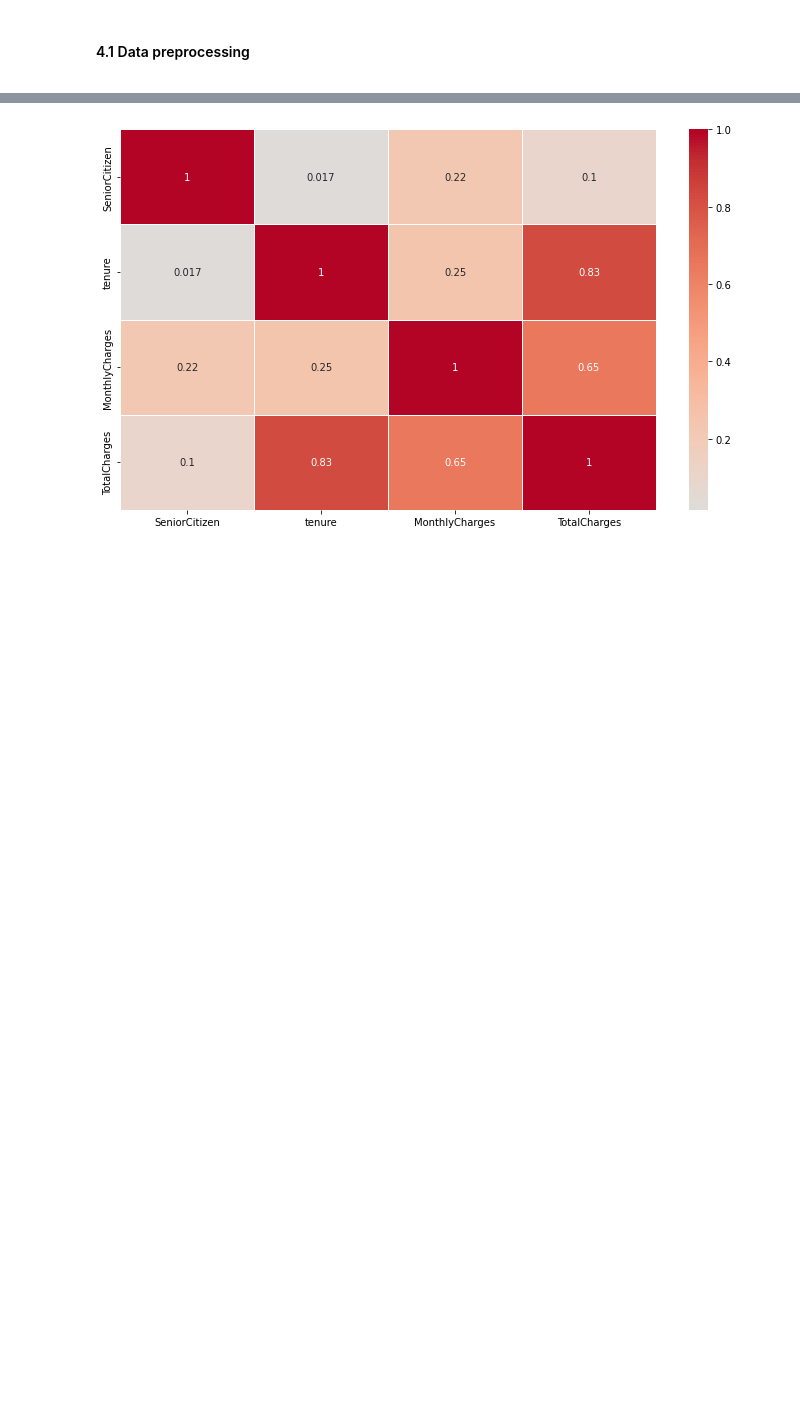
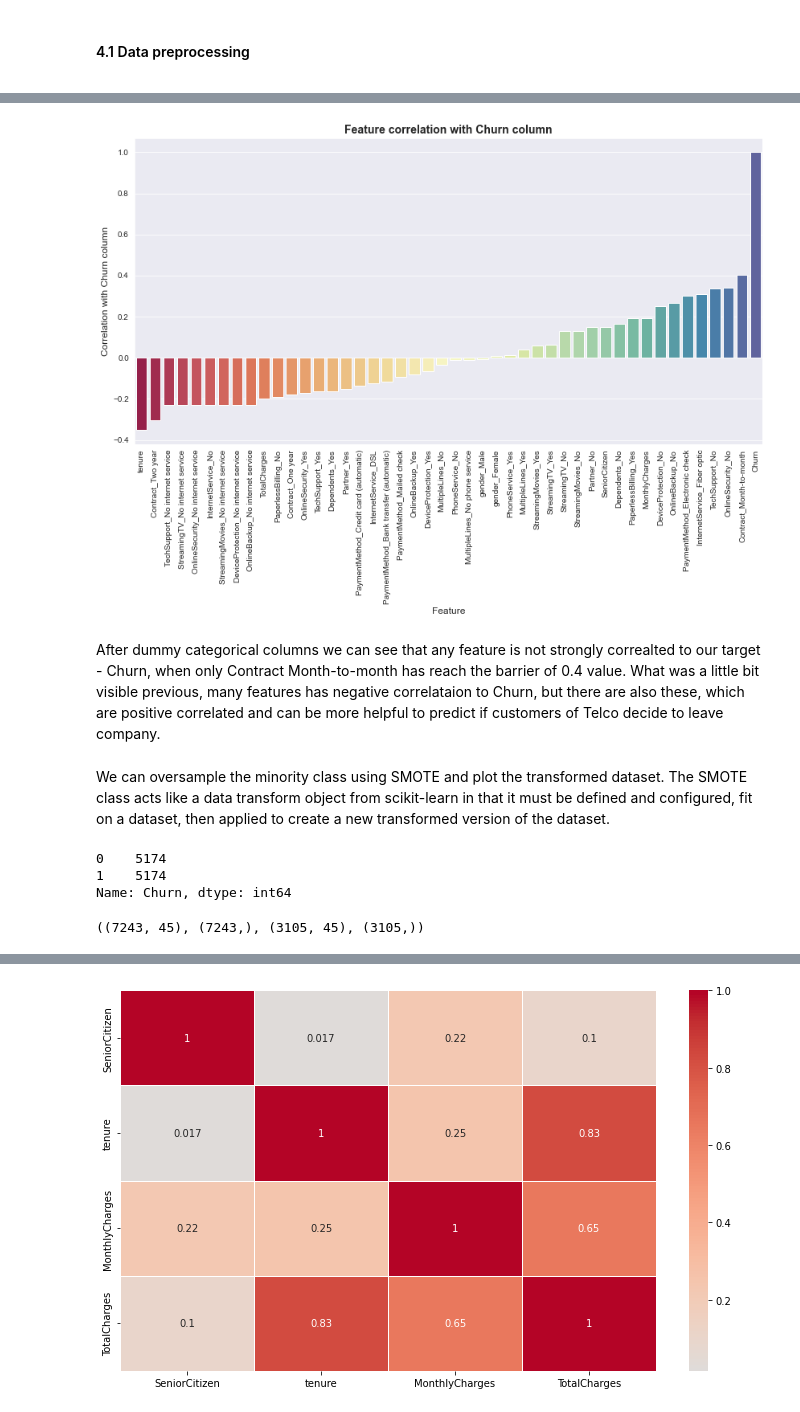
Before and after one commit to jacobolyst/Data_analysis-Data_science_portfolio, a Jupyter notebook: Telco Customer Churn Classification/Telco_Data_Mining.ipynb, the cells around one changed output, grey strips where cells are left out. Cells and saved outputs as stored; diff of their text form; code cells hidden in the pictures; blank space fills up the shorter version.

```diff
--- a/Telco Customer Churn Classification/Telco_Data_Mining.ipynb
+++ b/Telco Customer Churn Classification/Telco_Data_Mining.ipynb
@@ -964,0 +1039,9 @@ $\newline$
+# %%
+# Changing categorical columns into numeric one
+columns_to_dummy = ['gender', 'Partner', 'Dependents', 'PhoneService', 'MultipleLines', 'InternetService',
+                    'OnlineSecurity', 'OnlineBackup', 'DeviceProtection','TechSupport', 'StreamingTV',
+                    'StreamingMovies', 'Contract','PaperlessBilling', 'PaymentMethod']
+
+telco_customer_dummy = telco_customer_models.copy()
+telco_customer_dummy = pd.get_dummies(telco_customer_dummy, columns = columns_to_dummy)
+telco_customer_dummy.head()
@@ -964,0 +1056,18 @@ $\newline$
+# %%
+# Looking for correlation with Churn column
+feature_corr = telco_customer_dummy.corr()['Churn'].sort_values(ascending=False)
+
+plt.figure(figsize = (14, 7))
+
+sns.barplot(y = feature_corr.sort_values(ascending = True), x = feature_corr.sort_values(ascending = True).index, palette = 'Spectral')
+
+plt.xticks(rotation = 90)
+plt.xlabel('Feature', fontsize = 12)
+plt.ylabel('Correlation with Churn column', fontsize = 12)
+plt.title('Feature correlation with Churn column', fontsize = 14, weight = 'bold')
+
+plt.show()
+# %% [output]
+[figure, added]
+# %% [markdown]
+After dummy categorical columns we can see that any feature is not strongly correalted to our target - Churn, when only Contract Month-to-month has reach the barrier of 0.4 value. What was a little bit visible previous, many features has negative correlataion to Churn, but there are also these, which are positive correlated and can be more helpful to predict if customers of Telco decide to leave company.
@@ -964,0 +1078,17 @@ $\newline$
+# %% [markdown]
+We can oversample the minority class using SMOTE and plot the transformed dataset. The SMOTE class acts like a data transform object from scikit-learn in that it must be defined and configured, fit on a dataset, then applied to create a new transformed version of the dataset.
+# %%
+# Balancing data with SMOTE method
+oversample = SMOTE(random_state = 42)
+x, y = oversample.fit_resample(features, target)
+y.value_counts()
+# %% [output]
+0    5174
+1    5174
+Name: Churn, dtype: int64
+# %%
+# Dataset splitting into train and test data
+X_train, X_test, y_train, y_test = train_test_split(x, y, test_size = 0.3, random_state = 42)
+X_train.shape, y_train.shape, X_test.shape, y_test.shape
+# %% [output]
+((7243, 45), (7243,), (3105, 45), (3105,))
```
Also changed, not shown: parts of 26 cells of this notebook.
